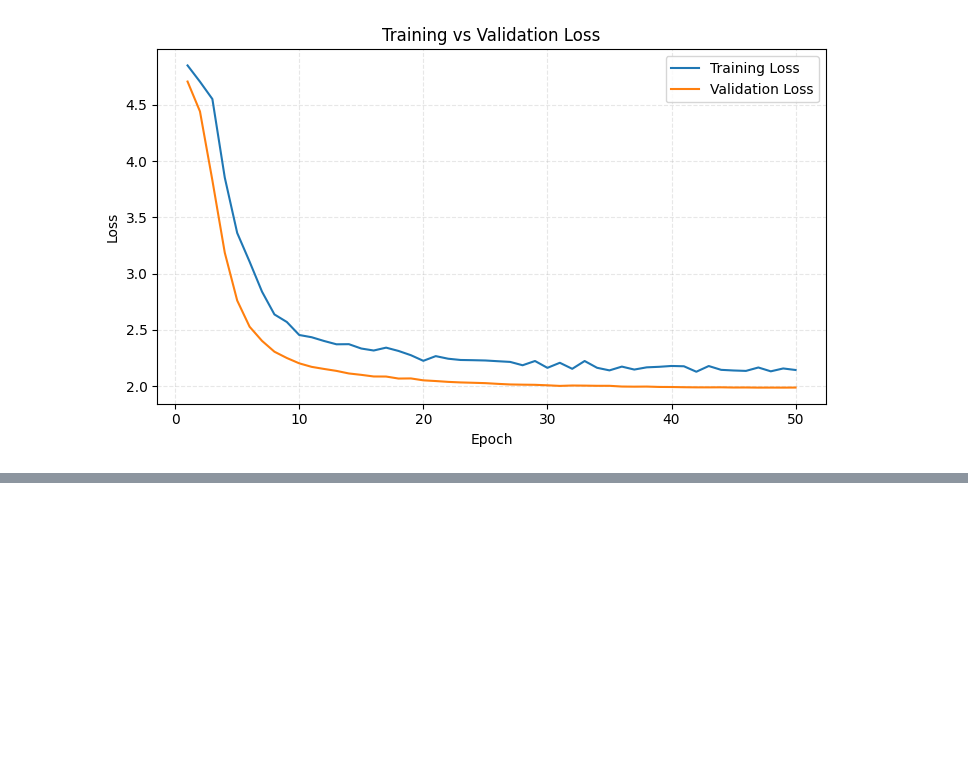
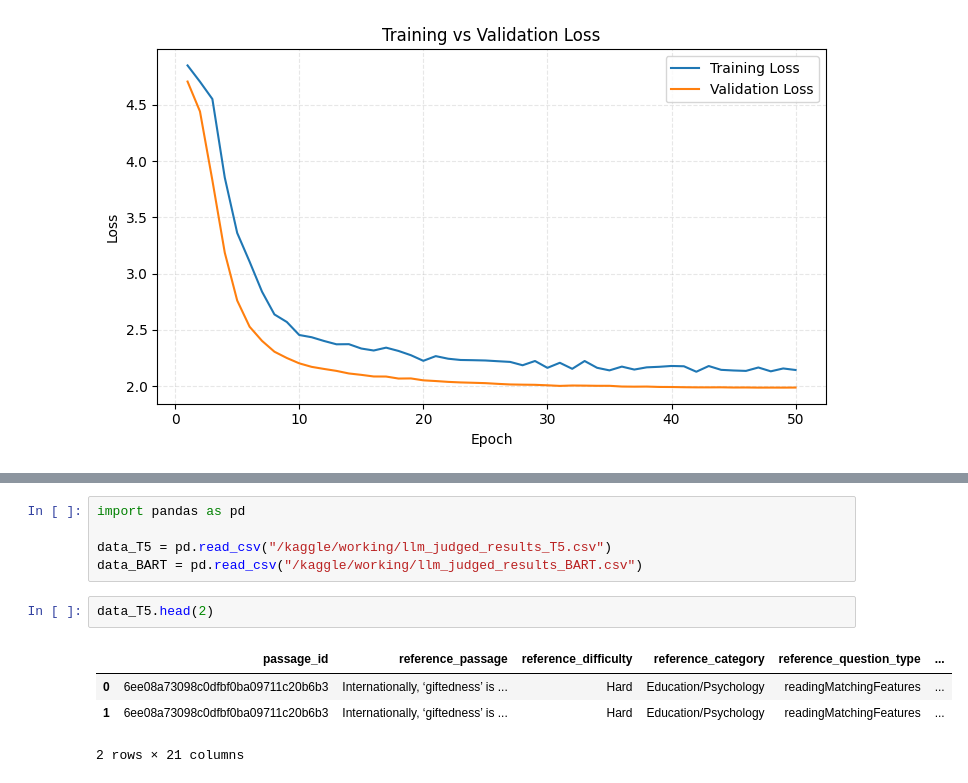
Before and after one commit to AliKarimiENT/thesis-project, a Jupyter notebook: src/evaluation/NQG-evaluation.ipynb, the cells around one changed output, grey strips where cells are left out. Saved outputs shown, nothing was run; the diff lists cells and outputs as text; blank space fills up the shorter version.

Commit message:
feat: addded T5 and BART evaluation

```diff
--- a/src/evaluation/NQG-evaluation.ipynb
+++ b/src/evaluation/NQG-evaluation.ipynb
@@ -259,0 +274,12 @@ plt.show()
+# %%
+import pandas as pd
+
+data_T5 = pd.read_csv("/kaggle/working/llm_judged_results_T5.csv")
+data_BART = pd.read_csv("/kaggle/working/llm_judged_results_BART.csv")
+# %%
+data_T5.head(2)
+# %% [output]
+|  | passage_id | reference_passage | reference_difficulty | reference_category | reference_question_type | ... |
+| 0 | 6ee08a73098c0dfbf0ba09711c20b6b3 | Internationally, ‘giftedness’ is ... | Hard | Education/Psychology | readingMatchingFeatures | ... |
+| 1 | 6ee08a73098c0dfbf0ba09711c20b6b3 | Internationally, ‘giftedness’ is ... | Hard | Education/Psychology | readingMatchingFeatures | ... |
+2 rows × 21 columns
```
Also changed, not shown: parts of 8 cells of this notebook, 2 other files.
